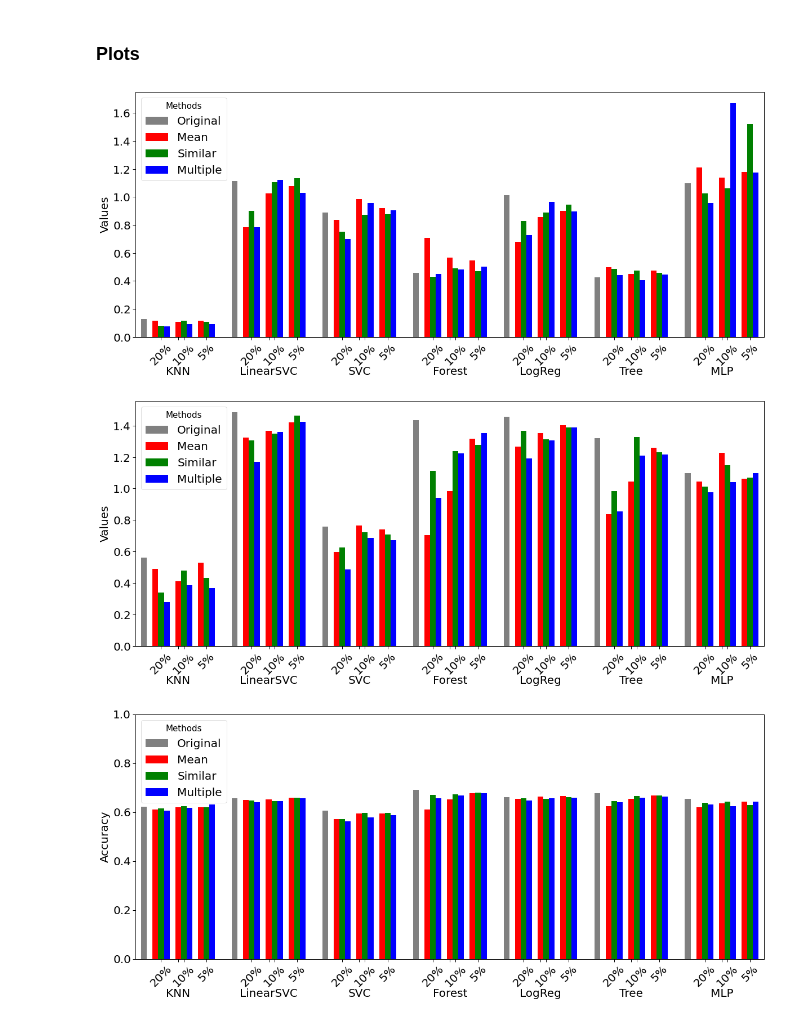
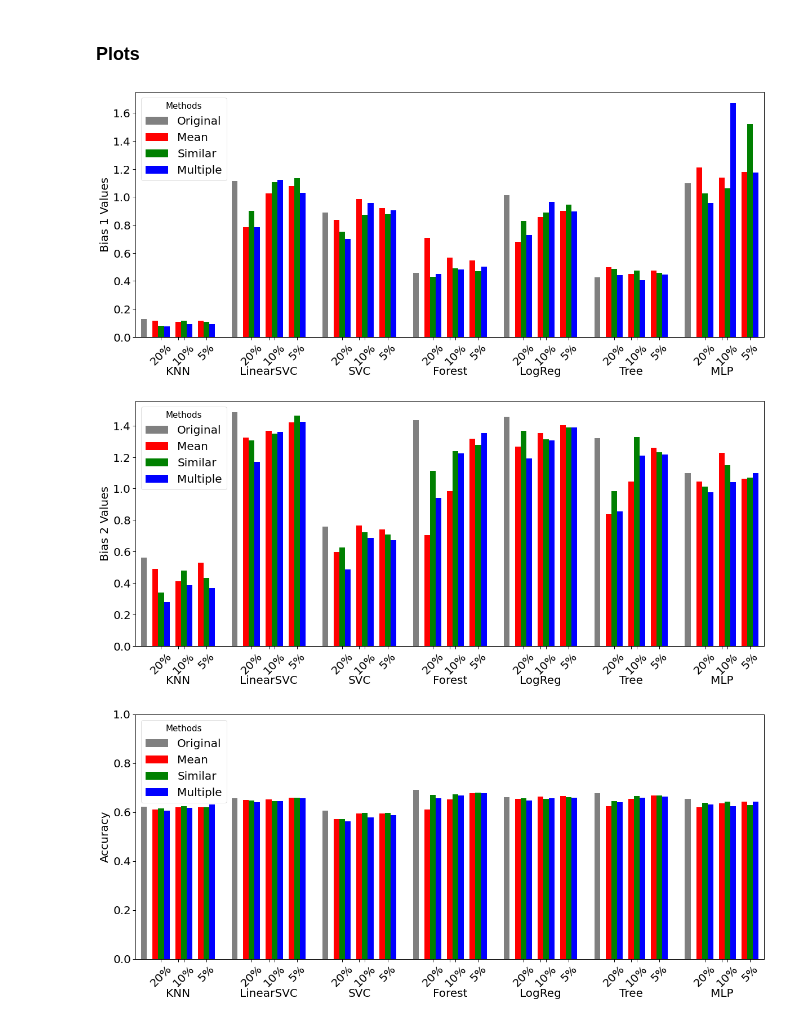
Before and after one commit to teamclouday/DataImputation, a Jupyter notebook: compas_analysis.ipynb, the cells around one changed output. Saved outputs shown, nothing was run; the diff lists cells and outputs as text; code cells hidden in the pictures.

Commit message:
update bias graph

```diff
--- a/compas_analysis.ipynb
+++ b/compas_analysis.ipynb
@@ -589,35 +589,35 @@ fig.patch.set_alpha(1.0)
 ax = fig.add_subplot(111)
 ax.tick_params(labelsize=20)
 # plt.title("Compas Analysis: Bias 1", fontsize=20)
 plot_basic_pos = np.arange(len(classifiers)) * 16
 plot_additional_pos = [0, 2, 3, 4, 6, 7, 8, 10, 11, 12]
 plot_xticks_pos = np.array([np.array([3.5, 6.5, 7.5, 11.5]) + m for m in plot_basic_pos]).ravel().tolist()
 plot_xtick_labels = np.array([["20%", "\n\n{}".format(name), "10%", "5%"] for name in classifiers]).ravel().tolist()
 plot_data = []
 for clf_name in classifiers:
     dd = pd.read_csv(os.path.join("compas_analysis", clf_name, "bias1.csv"), index_col=0)
     avg = dd.loc["Average"].tolist()
     plot_data.append(avg)
 plot_data = np.array(plot_data).T
 plot_methods = ["Original", "Mean", "Similar", "Multiple"]
 plot_barcolors = ["grey", "red", "green", "blue",
                   "red", "green", "blue",
                   "red", "green", "blue"]
 for (i, method) in enumerate(methods):
     ax.bar(plot_basic_pos + plot_additional_pos[i] + 0.5, plot_data[i], 1, label=plot_methods[i] if i < 4 else None, color=plot_barcolors[i])
 plt.xticks(plot_xticks_pos)
 ax.set_xticklabels(plot_xtick_labels)
 for label in ax.get_xmajorticklabels():
     if "%" in label.get_text():
         label.set_rotation(45)
         label.set_horizontalalignment("center")
-plt.ylabel("Values", fontsize=20)
+plt.ylabel("Bias 1 Values", fontsize=20)
 plt.xlim([-1, 16*len(classifiers) - 2])
 plt.legend(title="Methods", loc="upper left", prop={"size": 20}, title_fontsize=15)
 plt.savefig("bias1.png", transparent=False, bbox_inches='tight', pad_inches=0.1)
 plt.show()
 # %% [output]
-[figure, old version]
+[figure, new version]
 # %%
 fig = plt.figure(figsize=(20, 8))
 fig.patch.set_alpha(1.0)
@@ -646,13 +646,13 @@ for label in ax.get_xmajorticklabels():
     if "%" in label.get_text():
         label.set_rotation(45)
         label.set_horizontalalignment("center")
-plt.ylabel("Values", fontsize=20)
+plt.ylabel("Bias 2 Values", fontsize=20)
 plt.xlim([-1, 16*len(classifiers) - 2])
 plt.legend(title="Methods", loc="upper left", prop={"size": 20}, title_fontsize=15)
 plt.savefig("bias2.png", transparent=False, bbox_inches='tight', pad_inches=0.1)
 plt.show()
 # %% [output]
-[figure, old version]
+[figure, new version]
 # %%
 fig = plt.figure(figsize=(20, 8))
 fig.patch.set_alpha(1.0)
```
Also changed, not shown: 2 other files.
